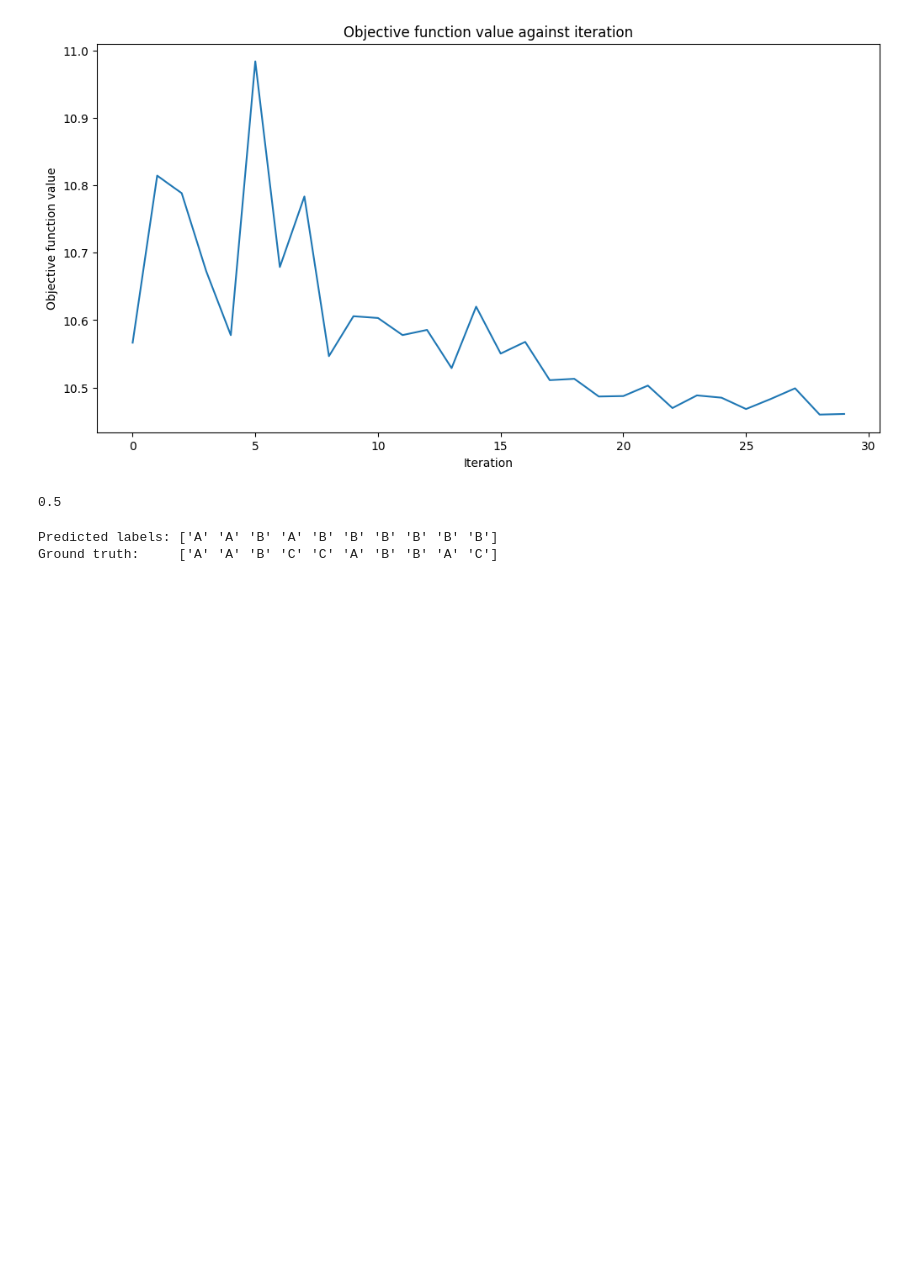
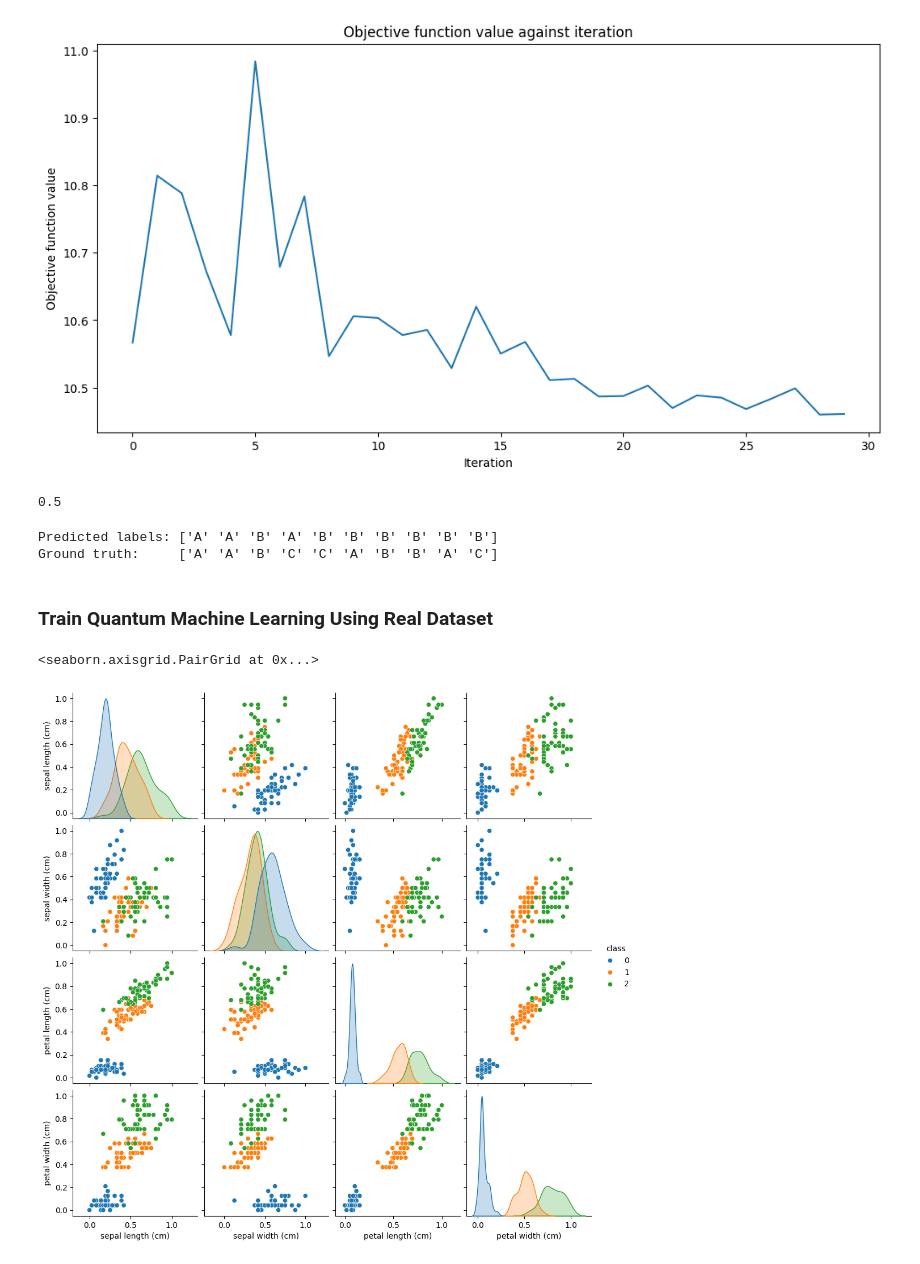
Before and after one commit to bills1912/quantum-computing-ml, a Jupyter notebook: Quantum Computing - Supervised Learning.ipynb, the cells around one changed output. Cells and saved outputs as stored; diff of their text form; code cells hidden in the pictures; blank space fills up the shorter version.

```diff
--- a/Quantum Computing - Supervised Learning.ipynb
+++ b/Quantum Computing - Supervised Learning.ipynb
@@ -223,3 +226,20 @@ print(f"Ground truth:     {y_cat}")
 # %% [output]
 Predicted labels: ['A' 'A' 'B' 'A' 'B' 'B' 'B' 'B' 'B' 'B']
 Ground truth:     ['A' 'A' 'B' 'C' 'C' 'A' 'B' 'B' 'A' 'C']
+# %% [markdown]
+### Train Quantum Machine Learning Using Real Dataset
+# %%
+iris_data = load_iris()
+X = iris_data.data
+y = iris_data.target
+
+X = MinMaxScaler().fit_transform(X)
+# %%
+iris_df = pd.DataFrame(X, columns=iris_data.feature_names)
+iris_df['class'] = y
+
+
+sns.pairplot(iris_df, hue="class", palette="tab10")
+# %% [output]
+<seaborn.axisgrid.PairGrid at 0x...>
+[figure, added]
```
Also changed, not shown: parts of 11 cells of this notebook.
